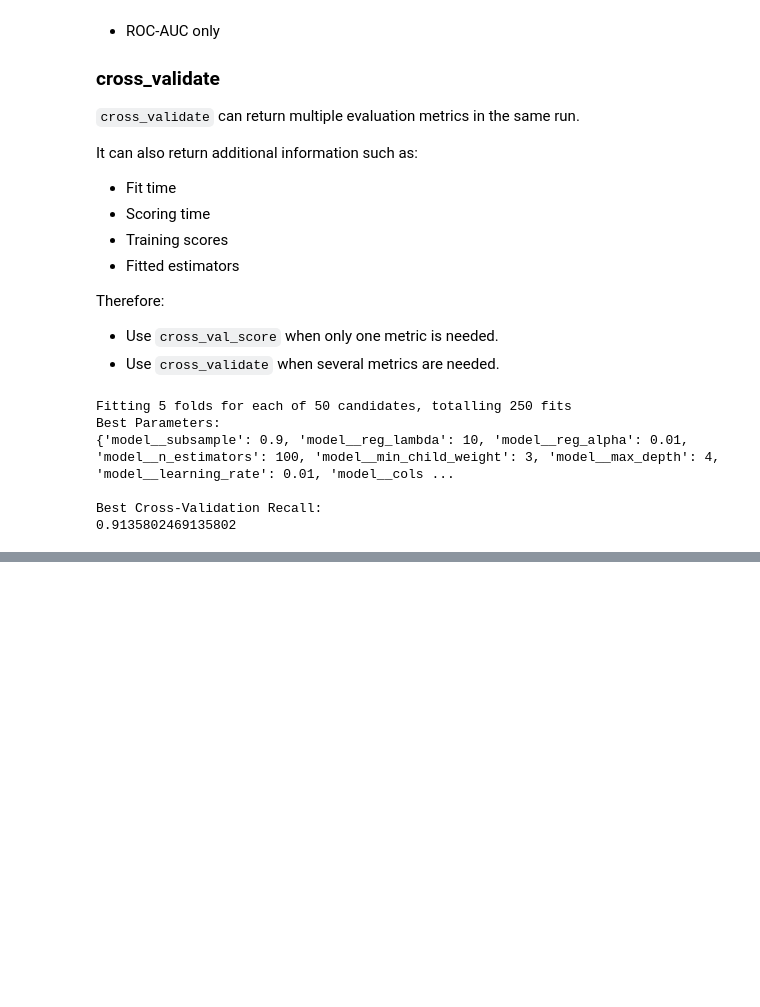
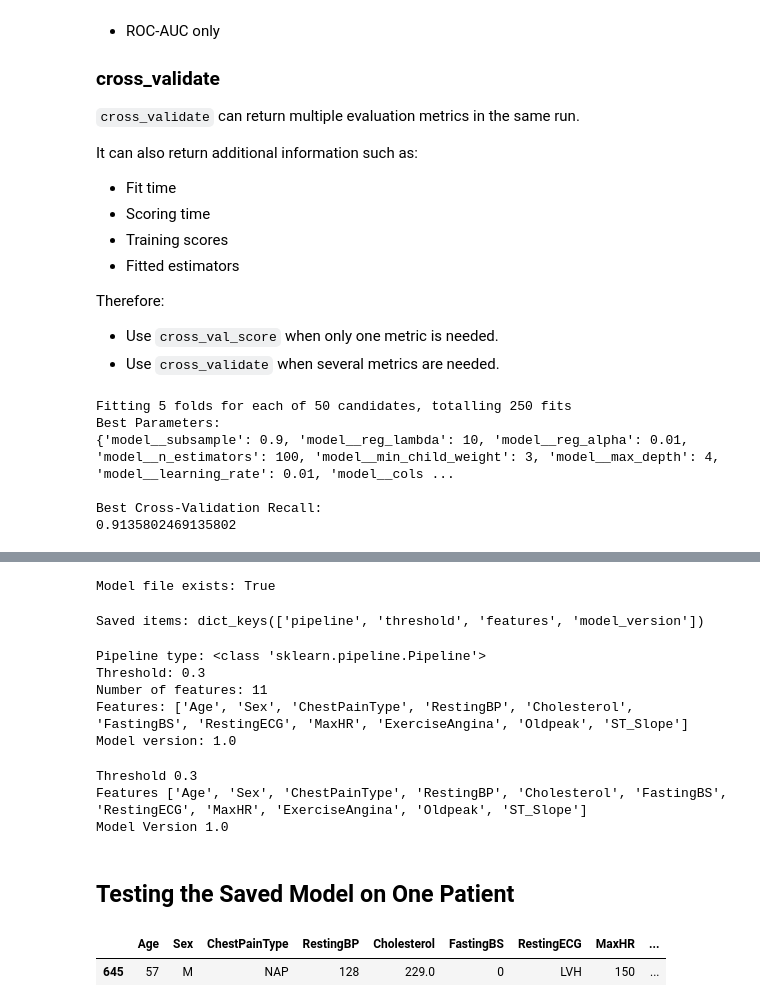
Before and after one commit to raghadnedal/heart-disease-prediction-tuning, a Jupyter notebook: heart_disease_tuning.ipynb, the cells around one changed output, grey strips where cells are left out. Drawn from its saved outputs; the diff is of its cells as text; code cells hidden in the pictures; blank space fills up the shorter version.

```diff
--- a/heart_disease_tuning.ipynb
+++ b/heart_disease_tuning.ipynb
@@ -1817,0 +1818,3 @@ best_xgb_pipeline = xgb_random_search.best_estimator_
+# %%
+df_deploy=pd.read_csv("heart.csv")
+df_deploy.head()
@@ -1817,0 +1850,6 @@ best_xgb_pipeline = xgb_random_search.best_estimator_
+# %%
+# Remove the single invalid RestingBP row
+df_deploy = df_deploy[df_deploy["RestingBP"] != 0].copy()
+
+# Treat zero Cholesterol values as missing values
+df_deploy["Cholesterol"] = df_deploy["Cholesterol"].replace(0, np.nan)
@@ -1817,0 +1902,8 @@ best_xgb_pipeline = xgb_random_search.best_estimator_
+# %%
+from sklearn.model_selection import train_test_split
+X=df_deploy.drop("HeartDisease",axis=1)
+y=df_deploy["HeartDisease"]
+X_train,X_test,y_train,y_test=train_test_split(X,y,
+                                              test_size=0.2,
+                                              random_state=42,
+                                              stratify=y)
@@ -1817,0 +2085,51 @@ best_xgb_pipeline = xgb_random_search.best_estimator_
+# %%
+import os
+import joblib
+
+MODEL_PATH = "heart_disease_model.joblib"
+
+print("Model file exists:", os.path.exists(MODEL_PATH))
+# %% [output]
+Model file exists: True
+# %%
+model_bundle = joblib.load(MODEL_PATH)
+
+print("Saved items:", model_bundle.keys())
+# %% [output]
+Saved items: dict_keys(['pipeline', 'threshold', 'features', 'model_version'])
+# %%
+pipeline = model_bundle["pipeline"]
+threshold = model_bundle["threshold"]
+features = model_bundle["features"]
+model_version = model_bundle["model_version"]
+print("Pipeline type:", type(pipeline))
+print("Threshold:", threshold)
+print("Number of features:", len(features))
+print("Features:", features)
+print("Model version:", model_version)
+# %% [output]
+Pipeline type: <class 'sklearn.pipeline.Pipeline'>
+Threshold: 0.3
+Number of features: 11
+Features: ['Age', 'Sex', 'ChestPainType', 'RestingBP', 'Cholesterol', 'FastingBS', 'RestingECG', 'MaxHR', 'ExerciseAngina', 'Oldpeak', 'ST_Slope']
+Model version: 1.0
+# %%
+loaded_bundle=joblib.load("heart_disease_model.joblib")
+print("Threshold",loaded_bundle["threshold"])
+print("Features",loaded_bundle["features"])
+print("Model Version",loaded_bundle["model_version"])
+loaded_pipeline = loaded_bundle["pipeline"]
+loaded_threshold = loaded_bundle["threshold"]
+# %% [output]
+Threshold 0.3
+Features ['Age', 'Sex', 'ChestPainType', 'RestingBP', 'Cholesterol', 'FastingBS', 'RestingECG', 'MaxHR', 'ExerciseAngina', 'Oldpeak', 'ST_Slope']
+Model Version 1.0
+# %% [markdown]
+## Testing the Saved Model on One Patient
+# %%
+patient = X_test.iloc[[0]]
+
+patient
+# %% [output]
+|  | Age | Sex | ChestPainType | RestingBP | Cholesterol | FastingBS | RestingECG | MaxHR | ... |
+| 645 | 57 | M | NAP | 128 | 229.0 | 0 | LVH | 150 | ... |
```
Also changed, not shown: parts of 22 cells of this notebook, 6 other files.
